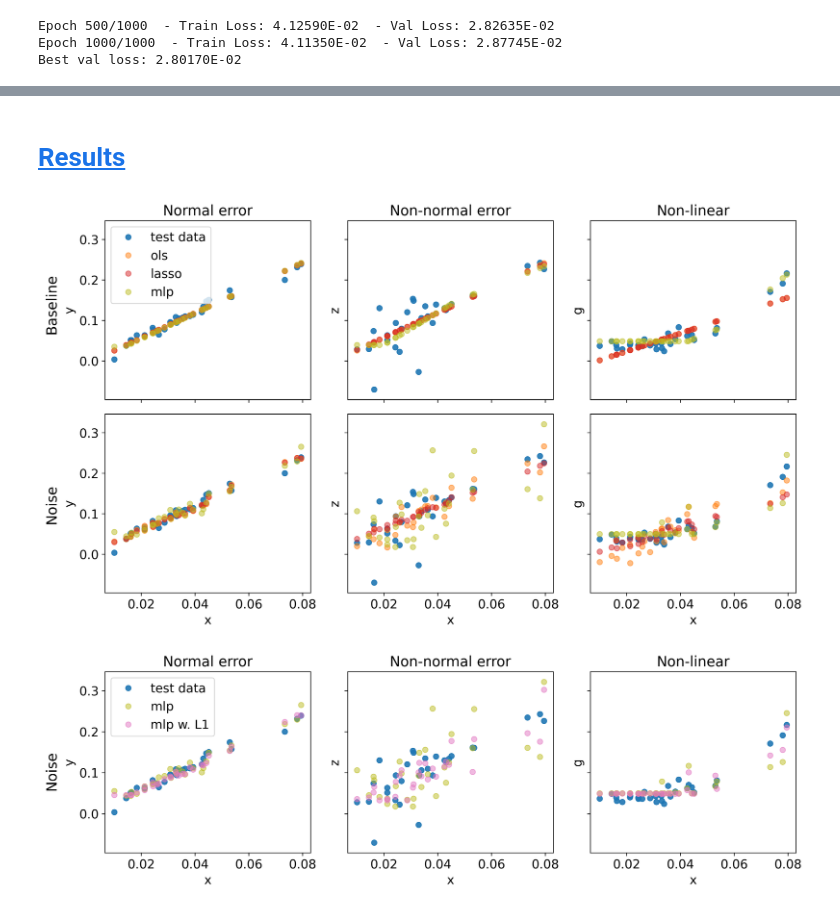
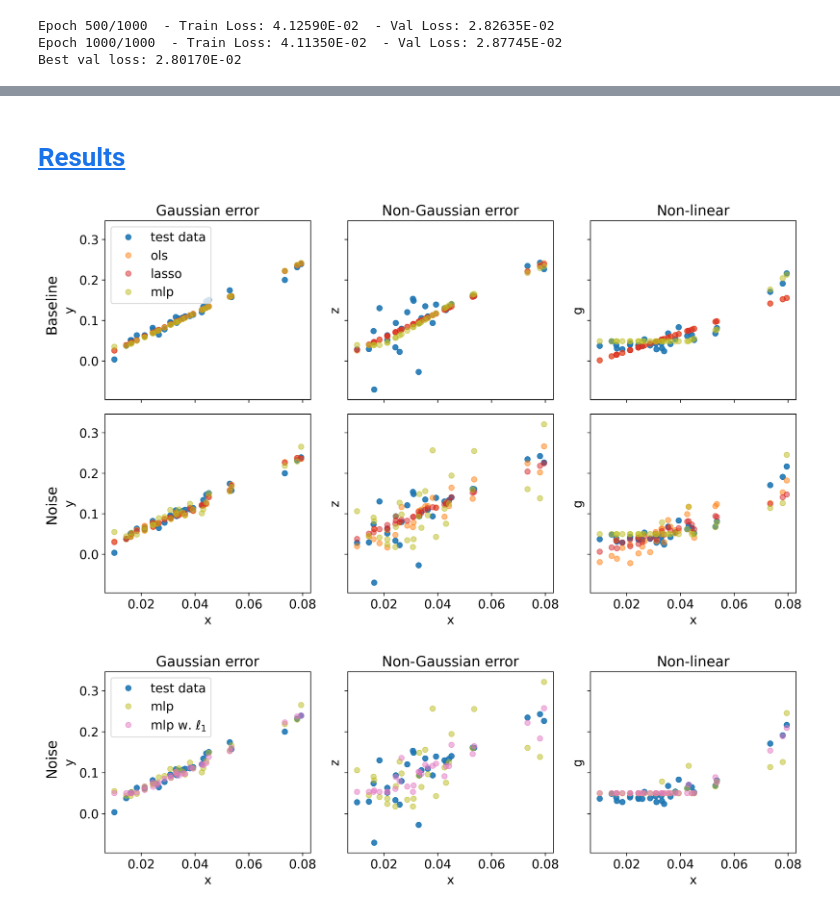
Before and after one commit to johanoelgaard/MastersThesis, a Jupyter notebook: simulation.ipynb, the cells around one changed output, grey strips where cells are left out. Saved outputs shown, nothing was run; the diff lists cells and outputs as text; code cells hidden in the pictures.

Commit message:
Updated naming on graphs in simulatio

```diff
--- a/simulation.ipynb
+++ b/simulation.ipynb
@@ -520,9 +518,9 @@ x_test_mlp_n = scaler_x.transform(x_test_noise[:,1:])
 input_dim = x_train_mlp_n.shape[1]
 
 # general parmeters
-epochs = 1000
-print_freq = 500
-batch_size = len(x_train_mlp) # full batching as we have a small dataset
+# epochs = 1000
+# print_freq = 500
+# batch_size = len(x_train_mlp) # full batching as we have a small dataset
 # %%
 # linear model
 np.random.seed(42)
@@ -630,6 +628,6 @@ Best val loss: 2.80170E-02
 # %%
 # update parameters of the model
-lambda_l1 = 1e-0
+lambda_l1 = 2
 # lambda_l2 = 1e-1
 # %%
 # linear model
@@ -735,13 +733,13 @@ Best val loss: 2.23265E-02
-# %% [markdown]
-# <a id='toc3_'></a>[Results](#toc0_)
+# %% [markdown]
+# <a id='toc3_'></a>[Results](#toc0_)
 # %%
 datasets = [
     (x_test[:,1],
      [y1_test,      ols_pred1,      lasso_pred1,      mlp_pred1],
-     'Normal error',    'y'),
+     'Gaussian error',    'y'),
     (x_test[:,1],
      [y2_test,      ols_pred2,      lasso_pred2,      mlp_pred2],
-     'Non-normal error', 'z'),
+     'Non-Gaussian error', 'z'),
     (x_test[:,1],
      [y3_test,      ols_pred3,      lasso_pred3,      mlp_pred3],
      'Non-linear',      'g'),
@@ -803,15 +801,15 @@ plt.savefig('output/simulation-scatter.png', dpi=300, bbox_inches='tight', pad_i
 plt.show()
 plt.close()
 # %% [output]
-[figure, old version]
+[figure, new version]
 # %%
 datasets = [
     (x_test[:,1],
      [y1_test, mlp_pred1_n,    mlp_pred1_nR],
-     'Normal error',    'y'),
+     'Gaussian error',    'y'),
     (x_test[:,1],
      [y2_test, mlp_pred2_n,    mlp_pred2_nR],
-     'Non-normal error', 'z'),
+     'Non-Gaussian error', 'z'),
     (x_test[:,1],
      [y3_test, mlp_pred3_n,    mlp_pred3_nR],
      'Non-linear',      'g'),
@@ -821,7 +819,7 @@ datasets = [
 colors = {
     'test data':   'C0',
     'mlp':         'C8',
-    'mlp w. L1': 'C6',
+    'mlp w. $\ell_1$': 'C6',
 }
 
 labels = list(colors.keys())
@@ -829,35 +827,35 @@ labels = list(colors.keys())
 # unified y‐limits
 all_preds = [arr for _, pred_list, *_ in datasets for arr in pred_list]
 ymin, ymax = np.min(all_preds) - 0.025, np.max(all_preds) + 0.025
 
 # grid
 fig, axes = plt.subplots(1, 3, figsize=(12, 4), sharex=True, sharey=True)
 
 for idx, (ax, (xvals, preds, title, ylabel)) in enumerate(zip(axes.flat, datasets)):
     for yvals, lbl in zip(preds, labels):
         ax.plot(xvals, yvals, 'o',
                 label=lbl,
                 color=colors[lbl],
                 alpha=(0.9 if lbl=='test data' else 0.5))
     ax.tick_params(axis='both', which='both', labelsize=14)
     ax.set_ylim(ymin, ymax)
     ax.set_ylabel(ylabel, fontsize=14)
     if title:
         ax.set_title(title, fontsize=16)
     ax.set_xlabel('x', fontsize=14)
 
 ax0 = axes.flat[0]
 ax0.legend(loc='upper left', fontsize=14)
 
-fig.text(-0.01, 0.50, 'Noise', va='center', rotation='vertical', fontsize=16)
+fig.text(-0.01, 0.55, 'Noise', va='center', rotation='vertical', fontsize=16)
 
 
 plt.tight_layout()
 plt.savefig('output/simulation-scatter-mlp.png', dpi=300, bbox_inches='tight', pad_inches=0.1)
 plt.show()
 plt.close()
 # %% [output]
-[figure, old version]
+[figure, new version]
 # %%
 n_train = np.arange(len(x_train))
 n_test  = np.arange(len(x_train), len(x))
```
Also changed, not shown: parts of 49 cells of this notebook, 6 other files.
